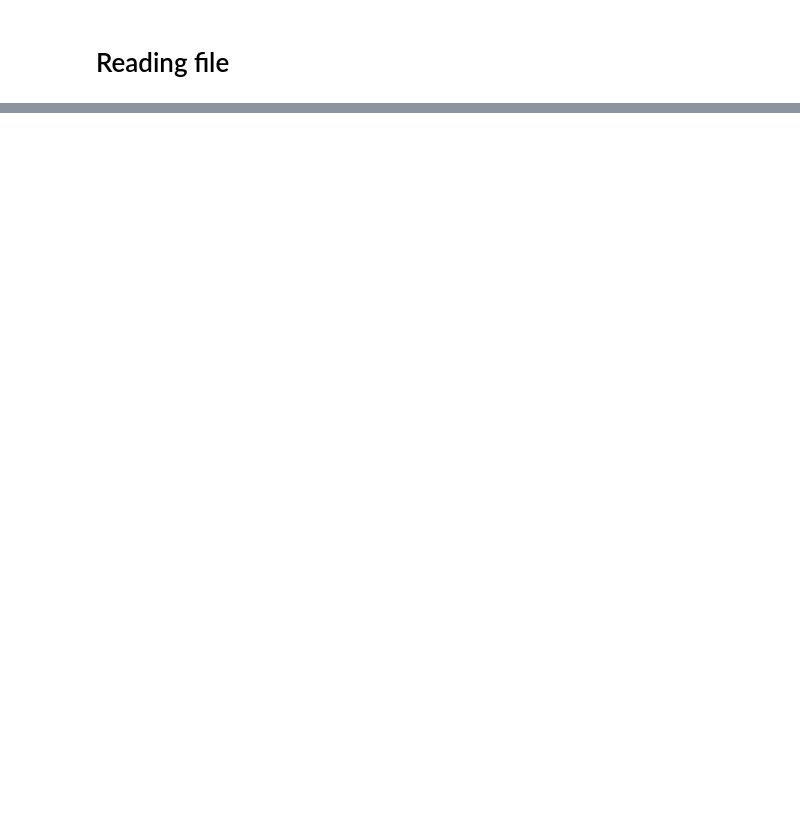
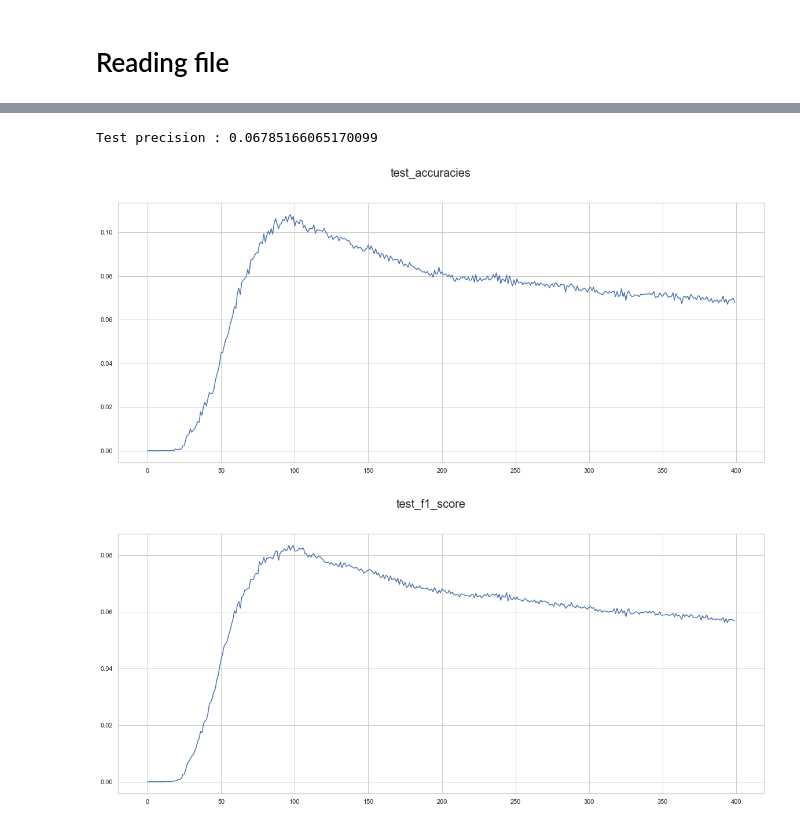
Before and after one commit to rayanramoul/Analysis-of-NLP-Text-Classification-methods, a Jupyter notebook: data_analysis.ipynb, the cells around one changed output, grey strips where cells are left out. Cells and saved outputs as stored; diff of their text form; code cells hidden in the pictures; blank space fills up the shorter version.

```diff
--- a/data_analysis.ipynb
+++ b/data_analysis.ipynb
@@ -137,0 +262,5 @@ ModuleNotFoundError: No module named 'unidecode'
+# %%
+from sklearn.linear_model import SGDClassifier
+
+clf = SGDClassifier(n_iter=1, tol=1e-3, verbose=1)
+clf.fit(X_train, y_train)
@@ -137,0 +276,5 @@ ModuleNotFoundError: No module named 'unidecode'
+# %%
+from sklearn.tree import DecisionTreeClassifier
+
+clf = DecisionTreeClassifier(random_state=0)
+clf.fit(X_train, y_train)
@@ -137,0 +290,5 @@ ModuleNotFoundError: No module named 'unidecode'
+# %%
+from sklearn.ensemble import AdaBoostClassifier
+clf = AdaBoostClassifier(n_estimators=100, random_state=42)
+# %%
+clf.fit(X_train, y_train)
@@ -137,0 +354,53 @@ ModuleNotFoundError: No module named 'unidecode'
+# %%
+from sklearn.metrics import f1_score
+
+model = nn.Sequential(
+                nn.Linear(X_train.shape[1], 200),
+                nn.ReLU(),
+                nn.Linear(200, 100),
+                nn.ReLU(),
+                nn.Linear(100, 60),
+                nn.ReLU(),
+                nn.Linear(60, 40),
+                nn.ReLU(),
+                nn.Linear(40, nb_class),
+                nn.LogSoftmax(dim=1))
+criterion = nn.CrossEntropyLoss()
+optimizer = optim.Adam(model.parameters(), lr=0.005)
+train_losses = []
+test_losses = []
+
+f1s = []
+
+epochs = 400
+for e in range(epochs):
+    clear_output(wait=True)
+    optimizer.zero_grad()
+    output = model.forward(X_train_t)
+    loss = criterion(output, targets)
+    loss.backward()
+    optimizer.step()
+
+    with torch.no_grad():
+        model.eval()
+        log_ps = model(X_test_t)
+        test_loss = criterion(log_ps, target_tests)
+        reverted = torch.argmax(log_ps, dim=1)
+        test_accuracy = precision_score(targets_test, reverted, average='weighted')
+        f1_s = f1_score(targets_test, reverted, average='weighted')
+        print("Test precision : "+str(test_accuracy))
+        test_losses.append(test_accuracy)
+        f1s.append(f1_s)
+    fig = plt.figure()
+    plt.plot(test_losses)
+    fig.suptitle('test_accuracies', fontsize=20)
+    plt.show()
+
+    fig = plt.figure()
+    plt.plot(f1s)
+    fig.suptitle('test_f1_score', fontsize=20)
+    plt.show()
+# %% [output]
+Test precision : 0.06785166065170099
+[figure, added]
+[figure, added]
```
Also changed, not shown: parts of 55 cells of this notebook, 1 other file.
